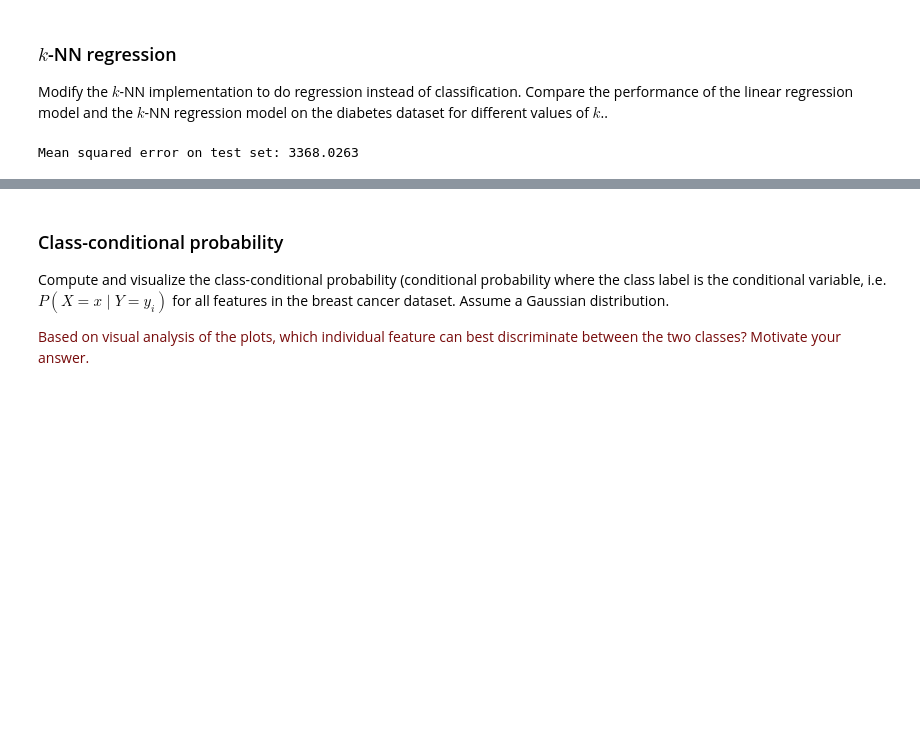
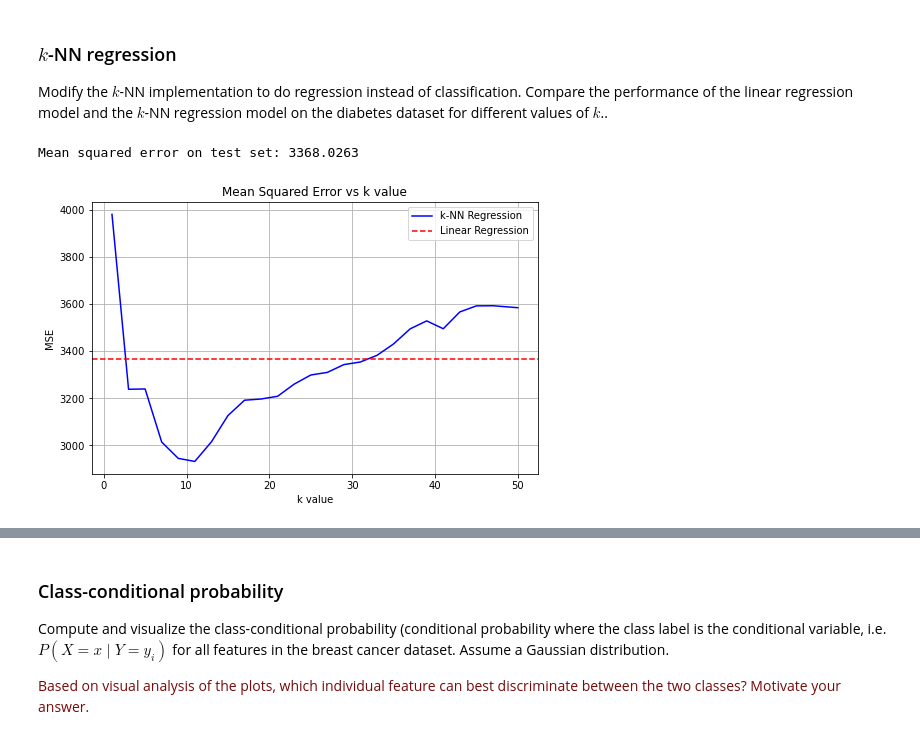
Before and after one commit to lucazini03/ml-for-medical-imaging, a Jupyter notebook: week_1.ipynb, the cells around one changed output, grey strips where cells are left out. Drawn from its saved outputs; the diff is of its cells as text; code cells hidden in the pictures; blank space fills up the shorter version.

Commit message:
knn exercise updated to correct format

```diff
--- a/week_1.ipynb
+++ b/week_1.ipynb
@@ -264,35 +264,58 @@ To actually implement knn for optimization for a k-value, cross-validation shoul
 
 Modify the $k$-NN implementation to do regression instead of classification. Compare the performance of the linear regression model and the $k$-NN regression model on the diabetes dataset for different values of $k$..
 # %%
+from k_nn_regression import *
+from plot_k_nn_regression import *
+
 # load diabetes dataset
 diabetes = load_diabetes()
 X_data = diabetes.data  # (442, 10)
 y_data = diabetes.target  # (442,)
 
-# normalize features by max (same style as original)
+# normalize features by max
 for i in range(np.shape(X_data)[1]):
     X_data.T[i] = np.array([float(value)/max(X_data.T[i]) for value in X_data.T[i]]).T
 
 # split data into training and test sets (80/20)
 np.random.seed(42)
 indices = np.random.permutation(len(X_data))
 split_idx = int(0.8 * len(X_data))
 
 X_train = X_data[indices[:split_idx]]
 X_test = X_data[indices[split_idx:]]
 y_train = y_data[indices[:split_idx]]
 y_test = y_data[indices[split_idx:]]
+
+# define range of k values to test
+n_k = 50  # max number of k to test
+k_list = np.linspace(1, n_k, int(np.floor(n_k/2)), dtype=int)  # 1 to n_k in steps of 2
+mse_list = []
+
+# calculate MSE for each k value
+for k in k_list:
+    y_pred_knn = knn_regression(X_train, y_train, X_test, k)
+    mse = mean_squared_error(y_test, y_pred_knn)
+    mse_list.append(mse)
+
+# show best k value and comparison with linear regression
+best_k_idx = np.argmin(mse_list)
+best_k = k_list[best_k_idx]
+best_mse = mse_list[best_k_idx]
+
+# create correct format
+ones = np.ones((X_test.shape[0], 1))
+X_test = np.concatenate((ones, X_test), axis=1)
+
+# Predict using the learned parameters
+beta = lsq(X_train, y_train) # weights
+y_pred = X_test @ beta
+
+# Calculate the mean squared error
+mse_lin = mean_squared_error(y_test, y_pred)
+print(f"Mean squared error on test set: {mse_lin:.4f}")
+
+# visualisation, plot MSE against k value
+plot_mse_vs_k(k_list, mse_list, mse_lin)
+# %% [output]
+Mean squared error on test set: 3368.0263
+[figure, added]
-# %%
-# create correct format
-ones = np.ones((X_test.shape[0], 1))
-X_test = np.concatenate((ones, X_test), axis=1)
-
-# Predict using the learned parameters
-beta = lsq(X_train, y_train) # weights
-y_pred = X_test @ beta
-
-# Calculate the mean squared error
-mse_lin = np.mean((y_pred.reshape(-1, 1) - y_test.reshape(-1, 1)) ** 2)
-print(f"Mean squared error on test set: {mse_lin:.4f}")
-# %% [output]
-Mean squared error on test set: 3368.0263
```
Also changed, not shown: parts of 2 cells of this notebook, 1 other file.
